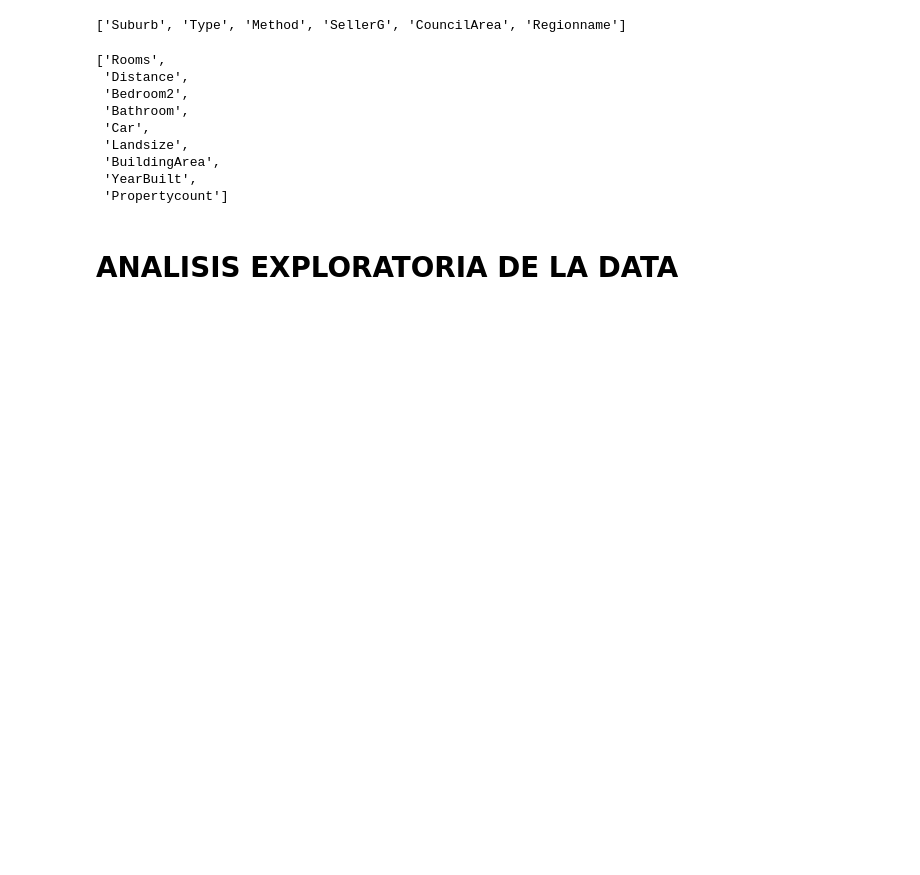
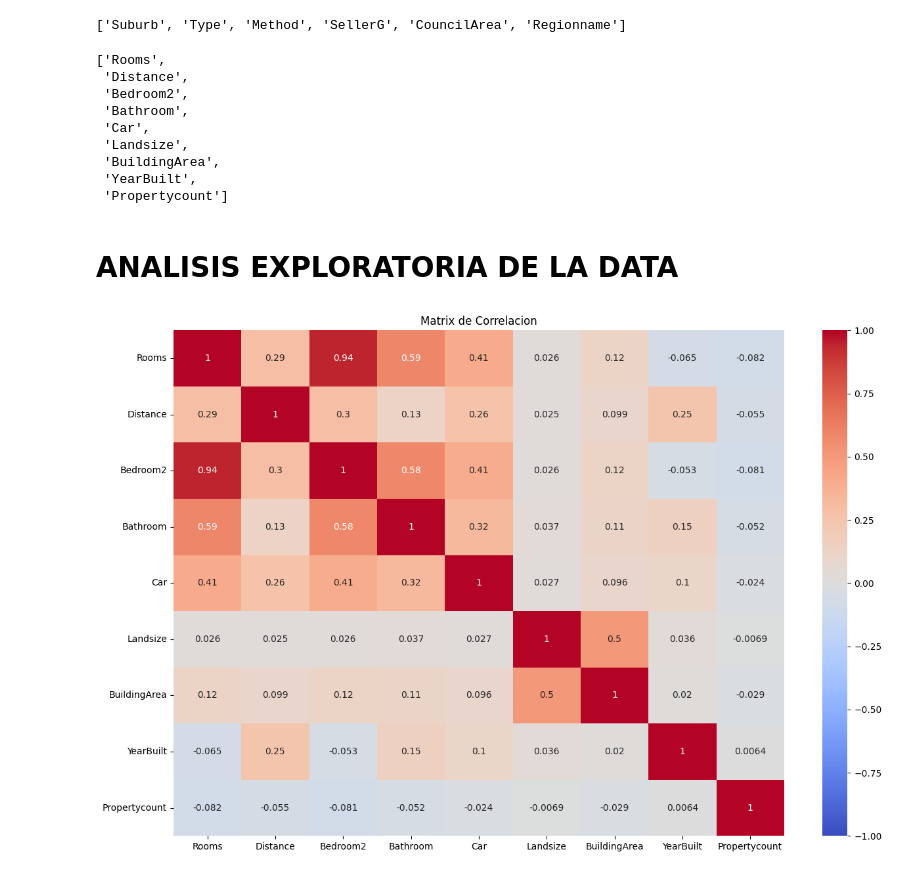
Before and after one commit to Nimbus-commints/Data-Science-Proyectos, a Jupyter notebook: Prediccion de Precios de Casas/Prediccion_Casas.ipynb, the cells around one changed output. Drawn from its saved outputs; the diff is of its cells as text; code cells hidden in the pictures; blank space fills up the shorter version.

```diff
--- a/Prediccion de Precios de Casas/Prediccion_Casas.ipynb
+++ b/Prediccion de Precios de Casas/Prediccion_Casas.ipynb
@@ -77,3 +86,12 @@ num_variables
  'Propertycount']
 # %% [markdown]
 # ANALISIS EXPLORATORIA DE LA DATA
+# %%
+matrix_correlacion = house_data[num_variables].corr()
+plt.figure(figsize=(15,10))
+sns.heatmap(matrix_correlacion,annot=True, cmap='coolwarm', center=0, vmin=-1, vmax=1)
+plt.title('Matrix de Correlacion')
+plt.yticks(rotation=0)
+plt.show()
+# %% [output]
+[figure, added]
```
Also changed, not shown: parts of 14 cells of this notebook.
